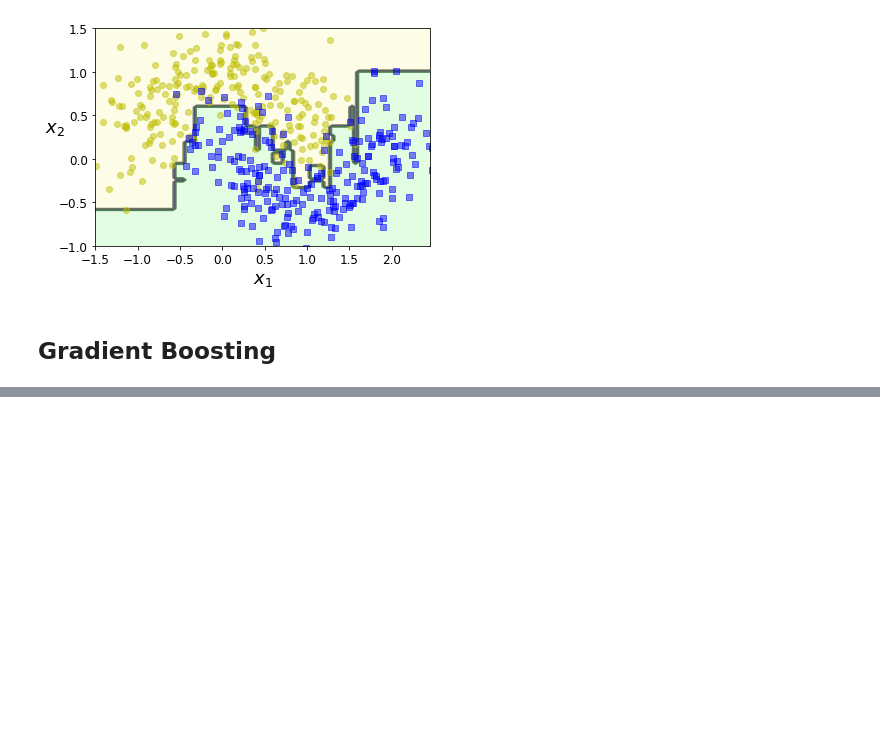
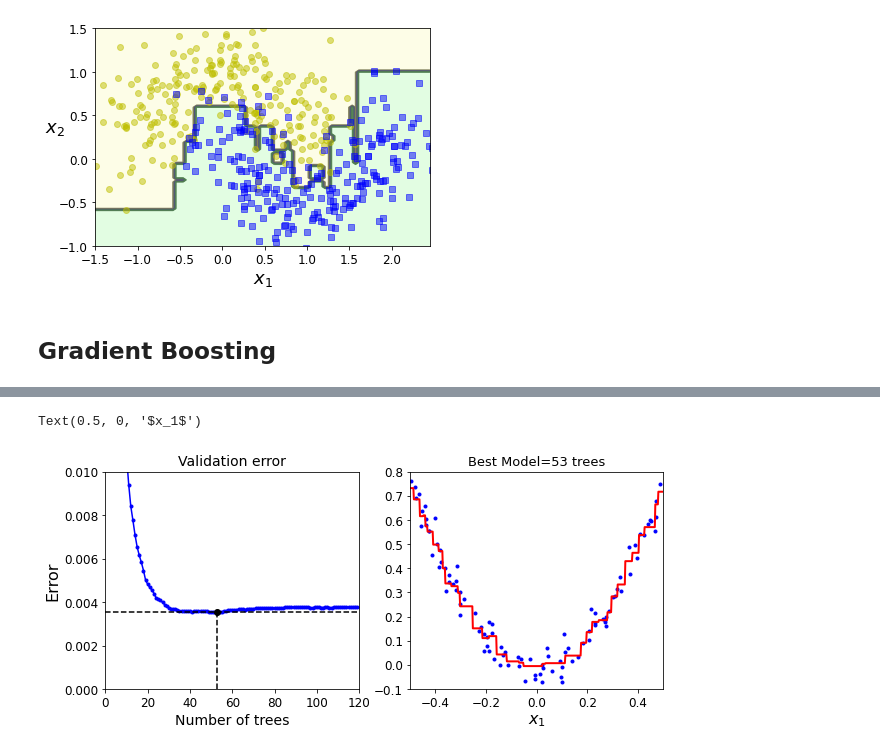
Before and after one commit to sankalptambe/random-forests, a Jupyter notebook: random_forests.ipynb, the cells around one changed output, grey strips where cells are left out. Cells and saved outputs as stored; diff of their text form; code cells hidden in the pictures; blank space fills up the shorter version.

```diff
--- a/random_forests.ipynb
+++ b/random_forests.ipynb
@@ -316,0 +421,13 @@ plot_decision_boundary(ada_clf, X, y)
+# %%
+from sklearn.model_selection import train_test_split
+from sklearn.metrics import mean_squared_error
+
+X_train, X_test, y_train, y_test = train_test_split(X, y)
+
+gbrt = GradientBoostingRegressor(max_depth=2, n_estimators=120)
+
+y_pred = gbrt.fit(X_train, y_train)
+
+errors = [mean_squared_error(y_test, y_pred) for y_pred in gbrt.staged_predict(X_test)]
+
+best_n_estimators = np.argmin(errors) + 1
@@ -316,0 +440,22 @@ plot_decision_boundary(ada_clf, X, y)
+# %%
+min_error = np.min(errors)
+# %%
+plt.figure(figsize=(10, 4))
+plt.subplot(121)
+
+plt.plot(errors, 'b.-')
+plt.plot([best_n_estimators, best_n_estimators], [0, min_error], "k--")
+plt.plot([0, 120], [min_error, min_error], "k--")
+plt.plot(best_n_estimators, min_error, "ko")
+plt.axis([0, 120, 0, 0.01])
+plt.xlabel("Number of trees")
+plt.ylabel("Error", fontsize=16)
+plt.title("Validation error", fontsize=14)
+
+plt.subplot(122)
+plot_predictions([gbrt], X, y, axes=[-0.5, 0.5, -0.1, 0.8])
+plt.title("Best Model={} trees".format(best_n_estimators), fontsize=13)
+plt.xlabel("$x_1$", fontsize=16)
+# %% [output]
+Text(0.5, 0, '$x_1$')
+[figure, added]
```
Also changed, not shown: parts of 17 cells of this notebook, 4 other files.
